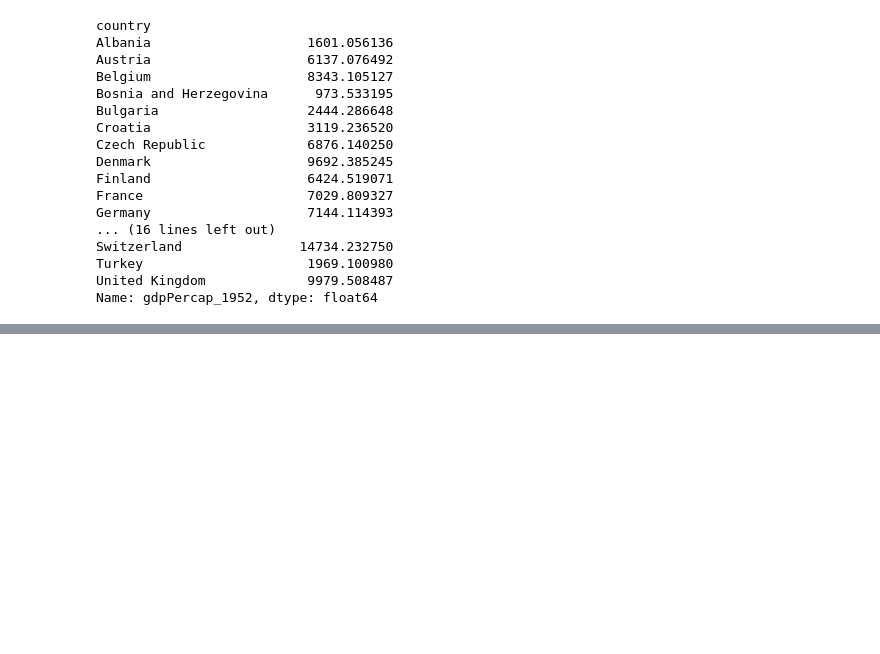
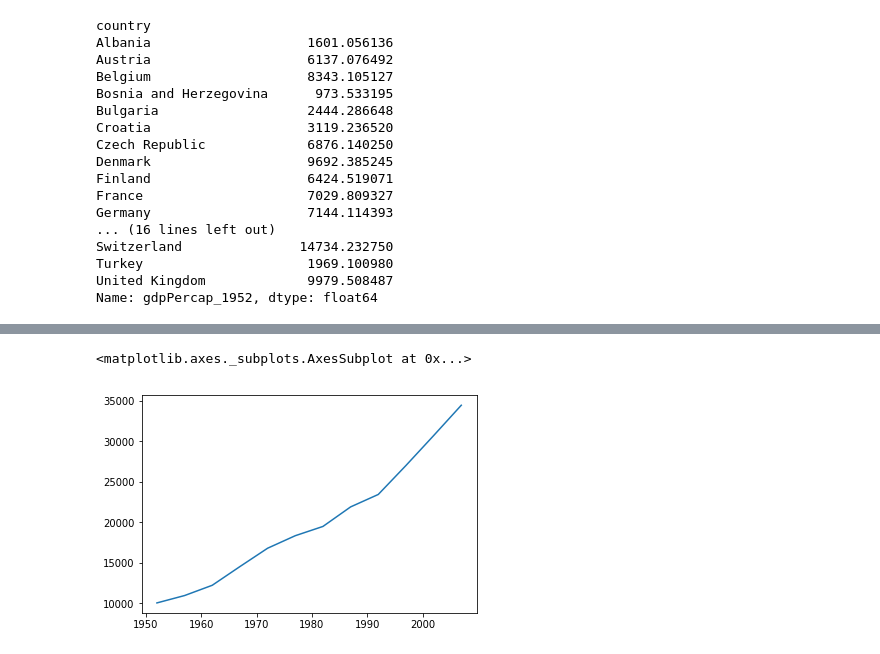
Before and after one commit to G103it/Python-Day2, a Jupyter notebook: code/Day2_code.ipynb, the cells around one changed output, grey strips where cells are left out. Cells and saved outputs as stored; diff of their text form; code cells hidden in the pictures; blank space fills up the shorter version.

```diff
--- a/code/Day2_code.ipynb
+++ b/code/Day2_code.ipynb
@@ -79,0 +97,11 @@ Name: gdpPercap_1952, dtype: float64
+# %%
+data = pd.read_csv('../data/gapminder_gdp_oceania.csv', index_col='country')
+# %%
+year = data.columns.str.strip('gdpPercap_')
+# %%
+data.columns = year.astype(int)
+# %%
+data.loc['Australia',:].plot()
+# %% [output]
+<matplotlib.axes._subplots.AxesSubplot at 0x...>
+[figure, added]
```
Also changed, not shown: parts of 8 cells of this notebook.
